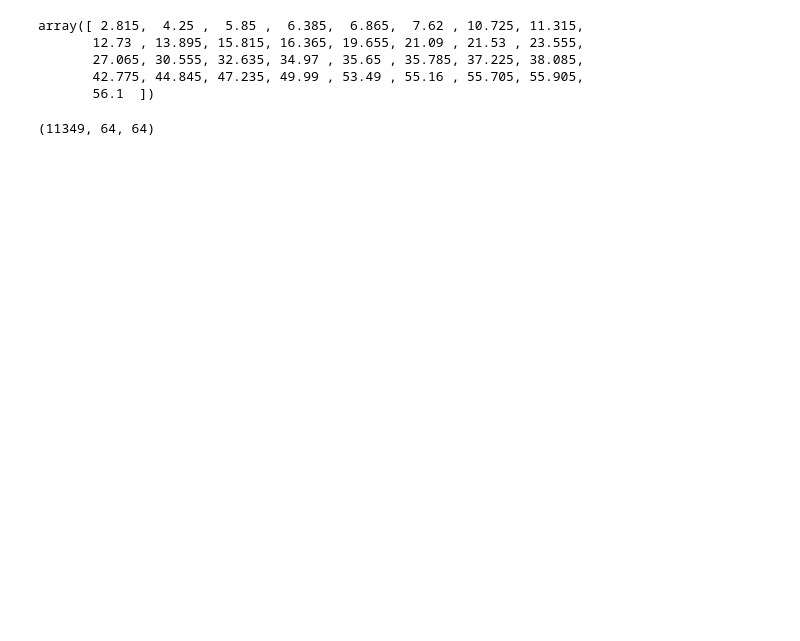
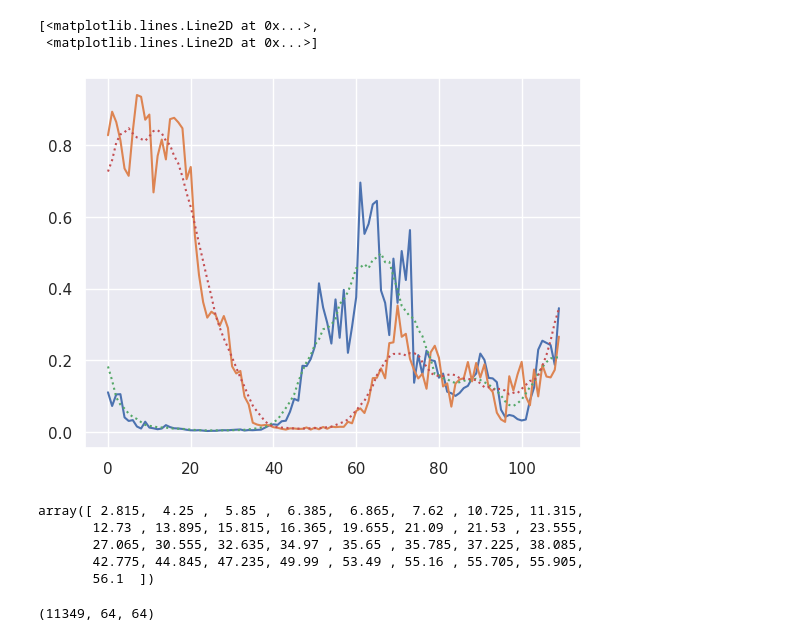
Before and after one commit to tpfffr/neon_blink_detection, a Jupyter notebook: notebooks/detect_blinks.ipynb, the cells around one changed output. Saved outputs shown, nothing was run; the diff lists cells and outputs as text; code cells hidden in the pictures; blank space fills up the shorter version.

```diff
--- a/notebooks/detect_blinks.ipynb
+++ b/notebooks/detect_blinks.ipynb
@@ -279,3 +405,11 @@ HTML(anim.to_html5_video())
+# %%
+plt.plot(proba[MISS_on[0]-30:MISS_on[0]+80, 1:], linestyle="-")
+f.gca().set_prop_cycle(None)
+plt.plot(sm_proba[MISS_on[0]-30:MISS_on[0]+80, 1:], linestyle=":")
+# %% [output]
+[<matplotlib.lines.Line2D at 0x...>,
+ <matplotlib.lines.Line2D at 0x...>]
+[figure, added]
 # %%
 from src.utils import resize_images
 
```
Also changed, not shown: parts of 15 cells of this notebook, 16 other files.
